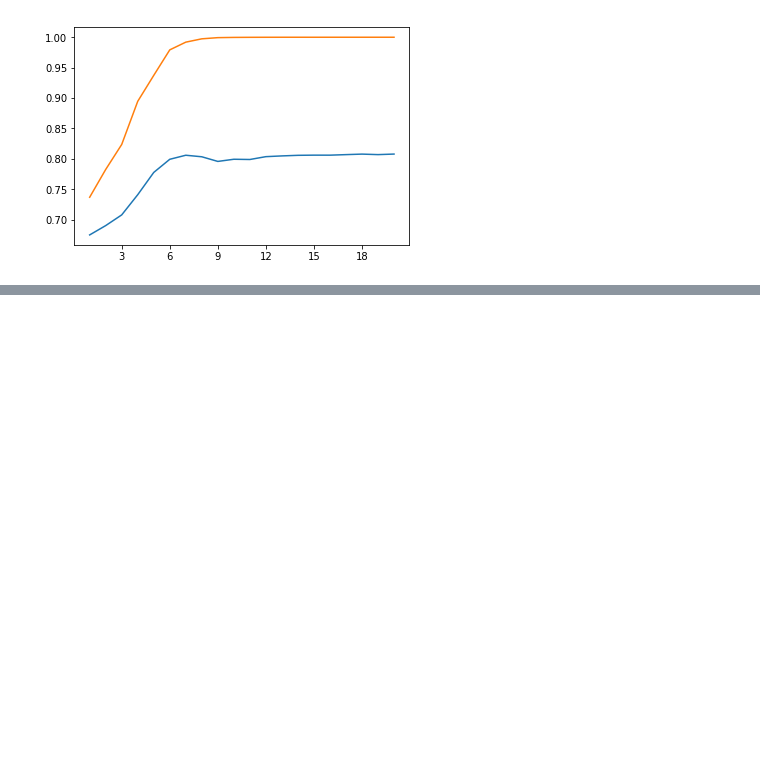
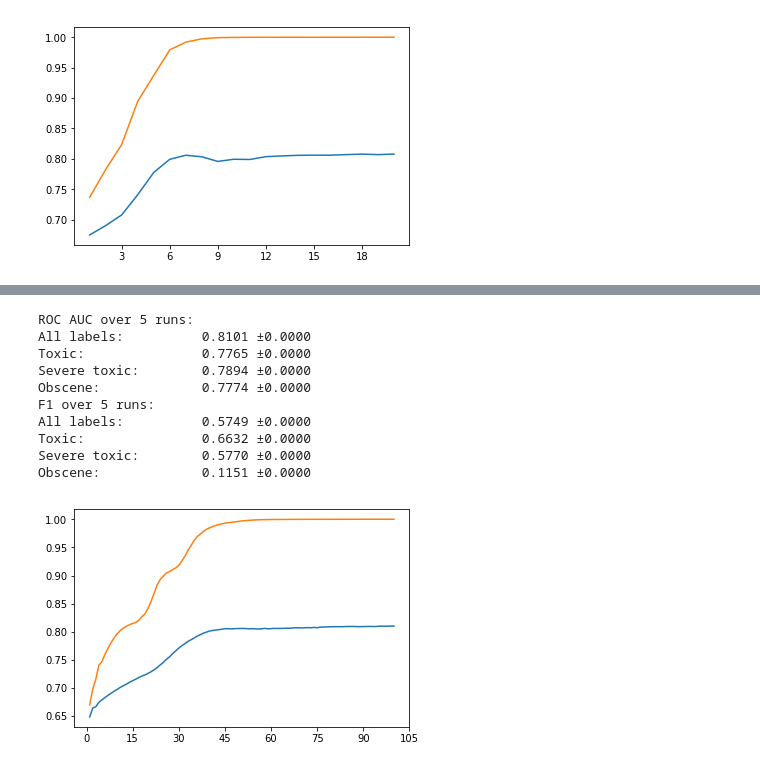
Before and after one commit to kogelnikp/toxic-comment-experiments, a Jupyter notebook: visualize_results.ipynb, the cells around one changed output, grey strips where cells are left out. Cells and saved outputs as stored; diff of their text form; code cells hidden in the pictures; blank space fills up the shorter version.

```diff
--- a/visualize_results.ipynb
+++ b/visualize_results.ipynb
@@ -554,0 +609,15 @@ Obscene:             0.2367 ±0.0188
+# %%
+calculate_all_youtoxic_metrics(eyt3_scores)
+plot_learningcurve(eyt3_scores, YoutoxicLabels.ALL, Metrics.ROC_AUC)
+# %% [output]
+ROC AUC over 5 runs:
+All labels:          0.8101 ±0.0000
+Toxic:               0.7765 ±0.0000
+Severe toxic:        0.7894 ±0.0000
+Obscene:             0.7774 ±0.0000
+F1 over 5 runs:
+All labels:          0.5749 ±0.0000
+Toxic:               0.6632 ±0.0000
+Severe toxic:        0.5770 ±0.0000
+Obscene:             0.1151 ±0.0000
+[figure, added]
```
Also changed, not shown: parts of 9 cells of this notebook, 2 other files.
